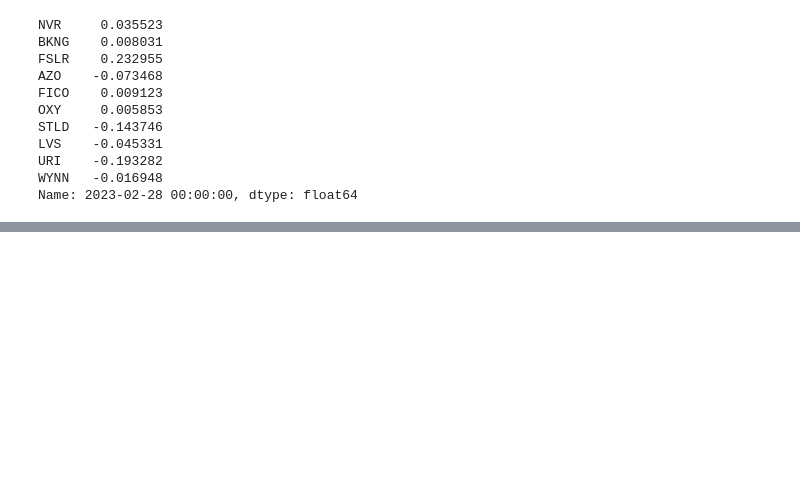
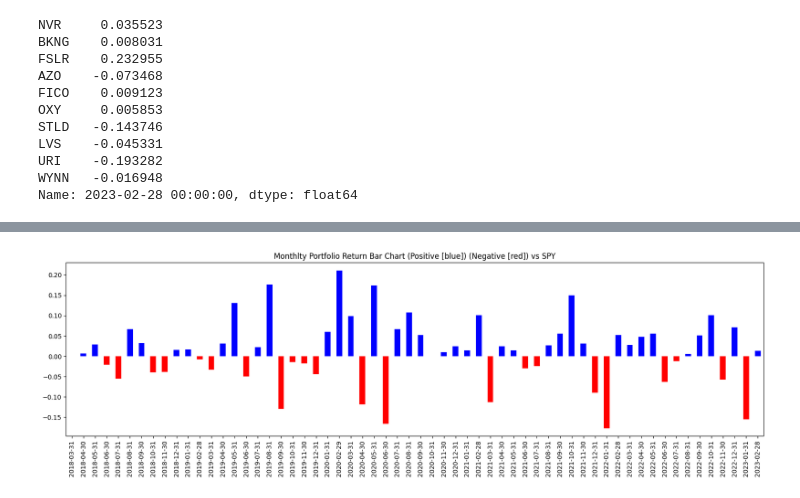
Before and after one commit to CCNY-Analytics-and-Quant/JoseAponte, a Jupyter notebook: FinalProject/FinalProject_JoseAponte.ipynb, the cells around one changed output, grey strips where cells are left out. Saved outputs shown, nothing was run; the diff lists cells and outputs as text; code cells hidden in the pictures; blank space fills up the shorter version.

Commit message:
Monthly Portfolio Return Bar Chart

```diff
--- a/FinalProject/FinalProject_JoseAponte.ipynb
+++ b/FinalProject/FinalProject_JoseAponte.ipynb
@@ -94,3 +94,16 @@ LVS    -0.045331
 URI    -0.193282
 WYNN   -0.016948
 Name: 2023-02-28 00:00:00, dtype: float64
+# %%
+allTable = pd.DataFrame(lR.mean(axis=1) - sR.mean(axis=1)).shift()
+allTable = allTable[-60:]
+allTable['Return(Cumulative)'] = np.exp(np.log1p(allTable).cumsum())
+allTable['Bench'] = yf.download('SPY', period = '5y')['Adj Close'].pct_change().resample('M').sum()
+allTable['SPY(Cumulative)'] = np.exp(np.log1p(allTable['Bench']).cumsum())
+allTable['Positive?'] = allTable[0] >0
+allTable['Cumulative V SPY'] = allTable['Return(Cumulative)']-allTable['SPY(Cumulative)']
+allTable['Cumulative V SPY Positive?'] = allTable['Cumulative V SPY'] > 0
+
+allTable.index = allTable.index.date
+allTable = allTable.round(3)
+allTable
@@ -96,0 +129,7 @@ Name: 2023-02-28 00:00:00, dtype: float64
+# %%
+allTablePlot1 = plt.subplots(figsize = (20,5))
+allTablePlot1 = allTable[0].plot(kind = 'bar',color = allTable['Positive?'].map({True: 'b', False: 'r' }))
+plt.title('Monthlty Portfolio Return Bar Chart (Positive [blue]) (Negative [red]) vs SPY')
+plt.show()
+# %% [output]
+[figure, added]
```
Also changed, not shown: parts of 1 cell of this notebook.
